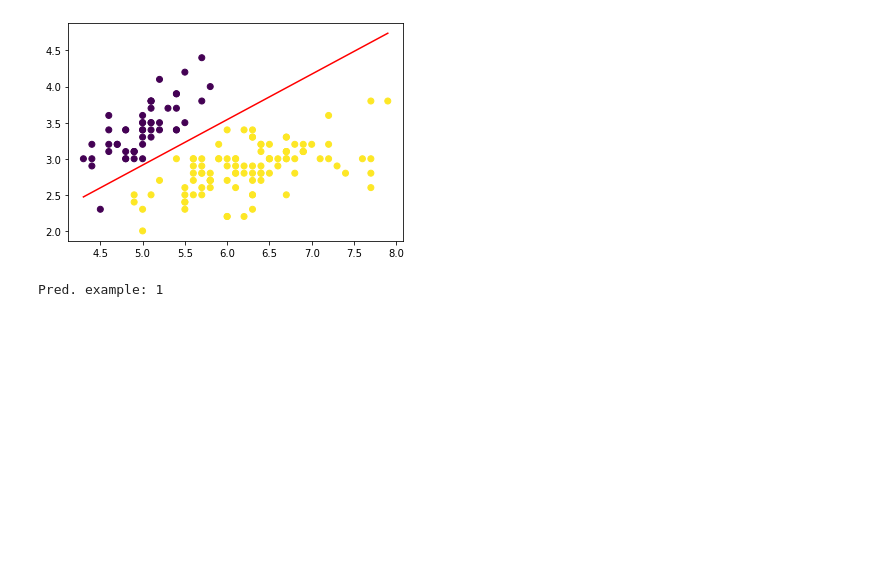
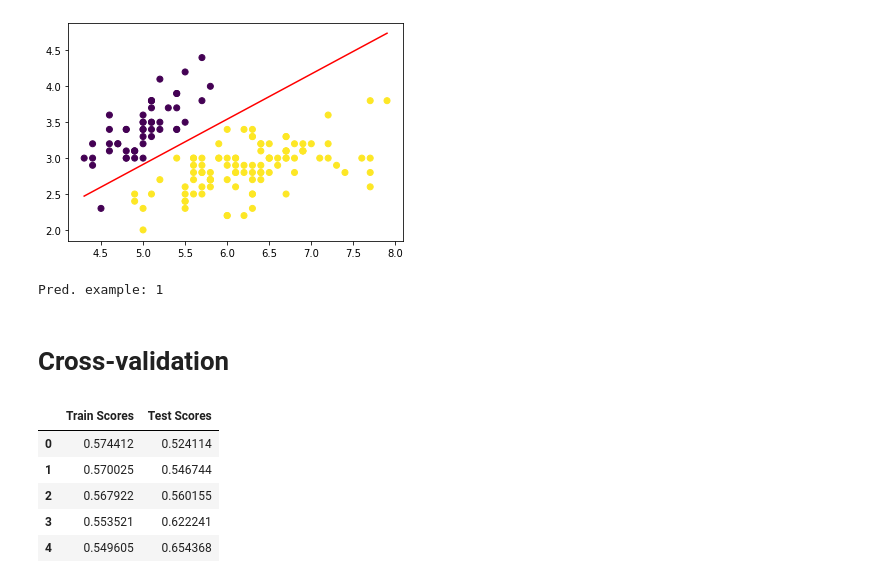
Before and after one commit to SaraBoaventura/si, a Jupyter notebook: scripts/eval2.ipynb, the cells around one changed output. Cells and saved outputs as stored; diff of their text form; code cells hidden in the pictures; blank space fills up the shorter version.

```diff
--- a/scripts/eval2.ipynb
+++ b/scripts/eval2.ipynb
@@ -164,3 +164,5 @@ ex = np.array([5.5, 2])
 print("Pred. example:", logreg.predict(ex))
 # %% [output]
 Pred. example: 1
+# %% [markdown]
+# Cross-validation
@@ -166,0 +171,12 @@ Pred. example: 1
+# %%
+logreg = LogisticRegression(epochs=1000)
+cv = CrossValidation(logreg,dataset,cv=5)
+cv.run()
+cv.toDataframe()
+# %% [output]
+|  | Train Scores | Test Scores |
+| 0 | 0.574412 | 0.524114 |
+| 1 | 0.570025 | 0.546744 |
+| 2 | 0.567922 | 0.560155 |
+| 3 | 0.553521 | 0.622241 |
+| 4 | 0.549605 | 0.654368 |
```
Also changed, not shown: parts of 23 cells of this notebook, 18 other files.
